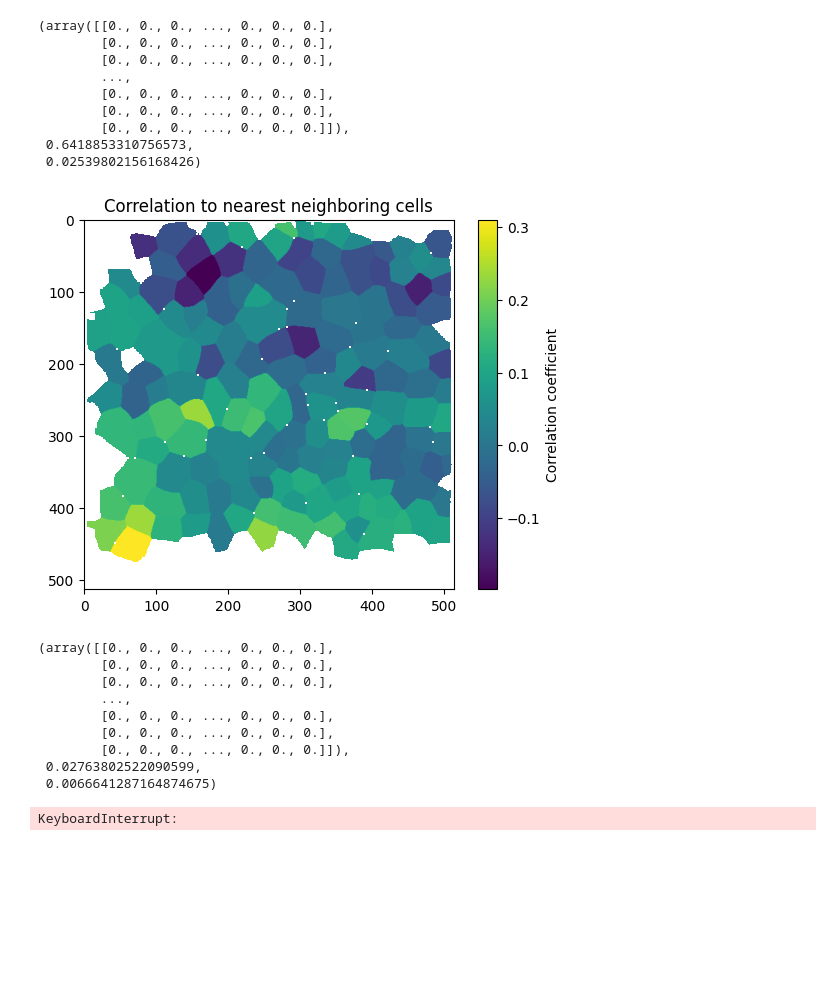
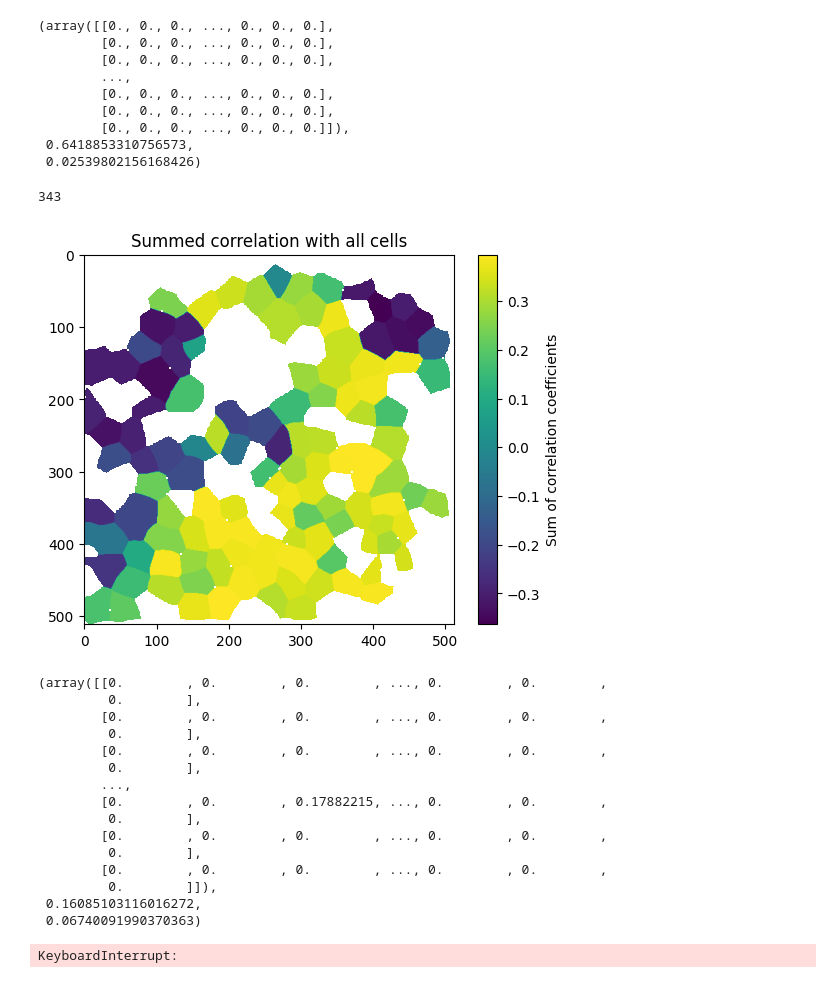
Before and after one commit to h-israelsson/Master2023, a Jupyter notebook: testing.ipynb, the cells around one changed output. Drawn from its saved outputs; the diff is of its cells as text; code cells hidden in the pictures; blank space fills up the shorter version.

```diff
--- a/testing.ipynb
+++ b/testing.ipynb
@@ -73,16 +73,16 @@ masks_path_hepoua24 = "//storage3.ad.scilifelab.se/alm/BrismarGroup/Hanna/Master
 # %% [markdown]
 #### 2023-08-15
 # %%
-images_path_ctl24 = "//storage3.ad.scilifelab.se/alm/BrismarGroup/Hanna/Master2023/Recordings/2023-08-15/15_08_ctl.tif"
-images_path_oua24 = "//storage3.ad.scilifelab.se/alm/BrismarGroup/Hanna/Master2023/Recordings/2023-08-15/15_08_oua.tif"
-images_path_hepoua24 = "//storage3.ad.scilifelab.se/alm/BrismarGroup/Hanna/Master2023/Recordings/2023-08-15/15_08_hep_oua.tif"
-model_path_24 = "C:/Users/workstation3/Documents/Hannas_models/master_model_2"
-savedir_24 = "//storage3.ad.scilifelab.se/alm/BrismarGroup/Hanna/Master2023/Recordings/2023-08-15"
-name_ctl24 = "ctl-mm2-dl10-btl15"
-name_oua24 = "oua-mm2-dl10-btl15"
-name_hepoua24 = "hep-oua-mm2-dl10-btl15"
-masks_path_ctl24 = "//storage3.ad.scilifelab.se/alm/BrismarGroup/Hanna/Master2023/Recordings/2023-08-15/" + name_ctl24 + "_masks.tif"
-masks_path_oua24 = "//storage3.ad.scilifelab.se/alm/BrismarGroup/Hanna/Master2023/Recordings/2023-08-15/" + name_oua24 + "_masks.tif"
-masks_path_hepoua24 = "//storage3.ad.scilifelab.se/alm/BrismarGroup/Hanna/Master2023/Recordings/2023-08-15/" + name_hepoua24 + "_masks.tif"
+images_path_ctl = "//storage3.ad.scilifelab.se/alm/BrismarGroup/Hanna/Master2023/Recordings/2023-08-15/15_08_ctl.tif"
+images_path_oua = "//storage3.ad.scilifelab.se/alm/BrismarGroup/Hanna/Master2023/Recordings/2023-08-15/15_08_oua.tif"
+images_path_hepoua = "//storage3.ad.scilifelab.se/alm/BrismarGroup/Hanna/Master2023/Recordings/2023-08-15/15_08_hep_oua.tif"
+model_path_ = "C:/Users/workstation3/Documents/Hannas_models/master-model-4"
+savedir_ = "//storage3.ad.scilifelab.se/alm/BrismarGroup/Hanna/Master2023/Recordings/2023-08-15"
+name_ctl = "ctl-mm2-dl10-btl15"
+name_oua = "oua-mm2-dl10-btl15"
+name_hepoua = "hep-oua-specmod-dl12-btl15-diam40-17onwards"
+masks_path_ctl = "//storage3.ad.scilifelab.se/alm/BrismarGroup/Hanna/Master2023/Recordings/2023-08-15/" + name_ctl + "_masks.tif"
+masks_path_oua = "//storage3.ad.scilifelab.se/alm/BrismarGroup/Hanna/Master2023/Recordings/2023-08-15/" + name_oua + "_masks.tif"
+masks_path_hepoua = "//storage3.ad.scilifelab.se/alm/BrismarGroup/Hanna/Master2023/Recordings/2023-08-15/" + name_hepoua + "_masks.tif"
 # %% [markdown]
 ### General code
@@ -128,0 +122,7 @@ tracked_masks_hepoua24 = get_tracked_masks(masks_hepoua24, dist_limit=10, save=T
+# %%
+images_hepoua = open_image_stack(images_path_hepoua)
+images_hepoua = images_hepoua[17:]
+# %%
+len(images_hepoua)
+# %% [output]
+343
@@ -129,14 +131,23 @@ tracked_masks_hepoua24 = get_tracked_masks(masks_hepoua24, dist_limit=10, save=T
+# %%
+masks_hepoua = get_segmentation(images_path_hepoua, model_path_, save=False, track=False, diam=40)
+masks_hepoua = get_tracked_masks(masks_hepoua[17:], dist_limit=15, save=True, name="hep-oua-specmod-dl12-btl15-diam40-17onwards", savedir=savedir_)
 # %%
-plot_xcorr_map(masks_hepoua24, images_hepoua24, mode='nearest_neighbor', normalize=True, occurrence=80, ref_image_idx=10)
+plot_xcorr_map(masks_hepoua, images_hepoua, mode='total_sum', normalize=True, occurrence=95, ref_image_idx=0)
 # %% [output]
-[figure, old version]
+[figure, new version]
-(array([[0., 0., 0., ..., 0., 0., 0.],
-        [0., 0., 0., ..., 0., 0., 0.],
-        [0., 0., 0., ..., 0., 0., 0.],
+(array([[0.        , 0.        , 0.        , ..., 0.        , 0.        ,
+         0.        ],
+        [0.        , 0.        , 0.        , ..., 0.        , 0.        ,
+         0.        ],
+        [0.        , 0.        , 0.        , ..., 0.        , 0.        ,
+         0.        ],
         ...,
-        [0., 0., 0., ..., 0., 0., 0.],
-        [0., 0., 0., ..., 0., 0., 0.],
-        [0., 0., 0., ..., 0., 0., 0.]]),
- 0.02763802522090599,
- 0.0066641287164874675)
+        [0.        , 0.        , 0.17882215, ..., 0.        , 0.        ,
+         0.        ],
+        [0.        , 0.        , 0.        , ..., 0.        , 0.        ,
+         0.        ],
+        [0.        , 0.        , 0.        , ..., 0.        , 0.        ,
+         0.        ]]),
+ 0.16085103116016272,
+ 0.06740091990370363)
 # %%
```
Also changed, not shown: parts of 15 cells of this notebook.
